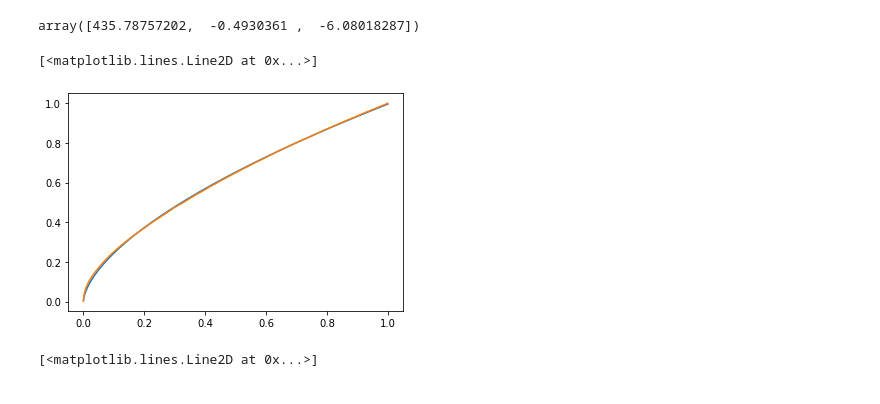
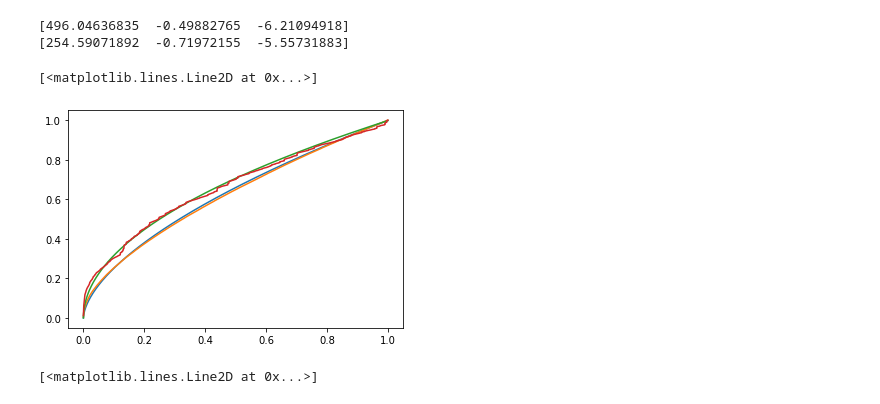
Before and after one commit to seirl/thesis, a Jupyter notebook: notebooks/subdataset-size-function.ipynb, the cells around one changed output. Cells and saved outputs as stored; diff of their text form; code cells hidden in the pictures.

```diff
--- a/notebooks/subdataset-size-function.ipynb
+++ b/notebooks/subdataset-size-function.ipynb
@@ -51,4 +68,0 @@ Wall time: 1.37 s
-# %%
-coeffs.x
-# %% [output]
-array([435.78757202,  -0.4930361 ,  -6.08018287])
@@ -61,12 +69,32 @@ y_hat_simplified = simplified_func()
-# %%
-
-
-plt.plot(x, y_hat)
-#plt.plot(x, y_hat_simplified)
-plt.plot(x, y)
-# %% [output]
-[<matplotlib.lines.Line2D at 0x...>]
-[figure, removed]
+# %%
+print(coeffs_nodes.x)
+print(coeffs_edges.x)
+# %% [output]
+[496.04636835  -0.49882765  -6.21094918]
+[254.59071892  -0.71972155  -5.55731883]
+# %%
+def simplified_nodes_func():
+    return 500 * np.log(1 + 0.002 * x ** 0.6)
+
+def simplified_edges_func():
+    return 250 * np.log(1 + 0.004 * x ** 0.5)
+
+nodes_hat = fitted_func(coeffs_nodes.x)
+nodes_hat_simplified = simplified_nodes_func()
+
+edges_hat = fitted_func(coeffs_edges.x)
+edges_hat_simplified = simplified_edges_func()
+# %%
+# plt.plot(origins, nodes_hat)
+plt.plot(origins, nodes_hat_simplified)
+plt.plot(origins, nodes)
+
+# plt.plot(origins, edges_hat)
+plt.plot(origins, edges_hat_simplified)
+plt.plot(origins, edges)
+# %% [output]
+[<matplotlib.lines.Line2D at 0x...>]
+[figure, added]
 # %%
 fig = plt.figure()
 ax = fig.add_subplot()
```
Also changed, not shown: parts of 5 cells of this notebook, 3 other files.
